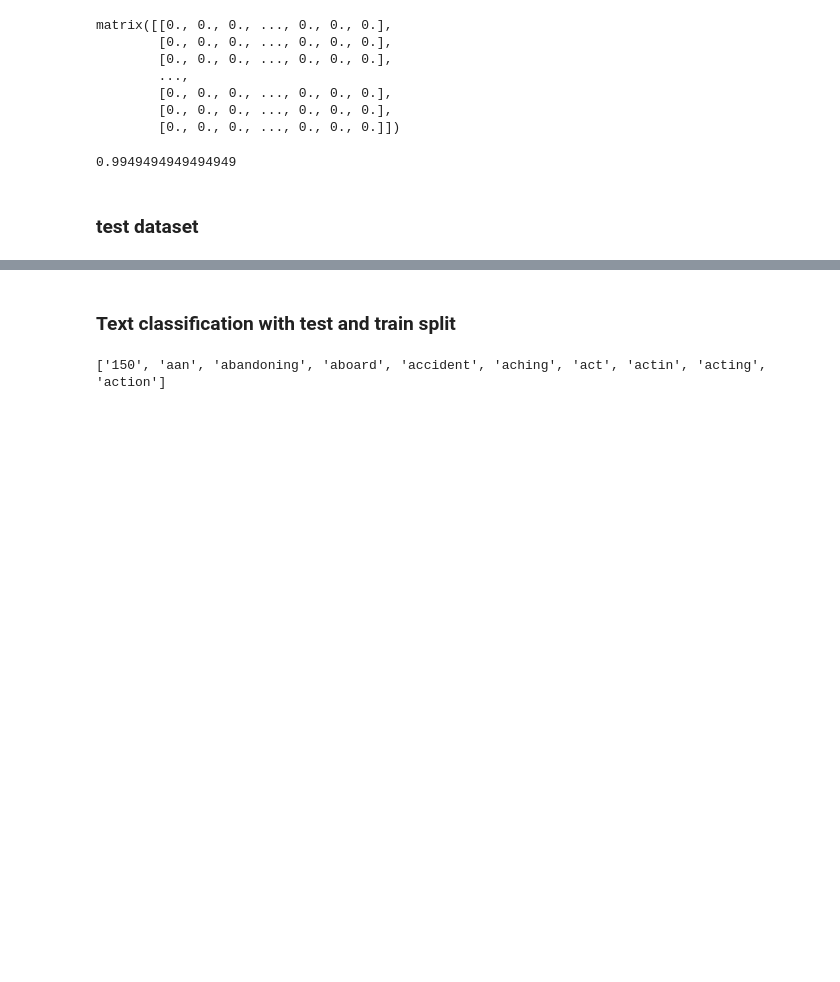
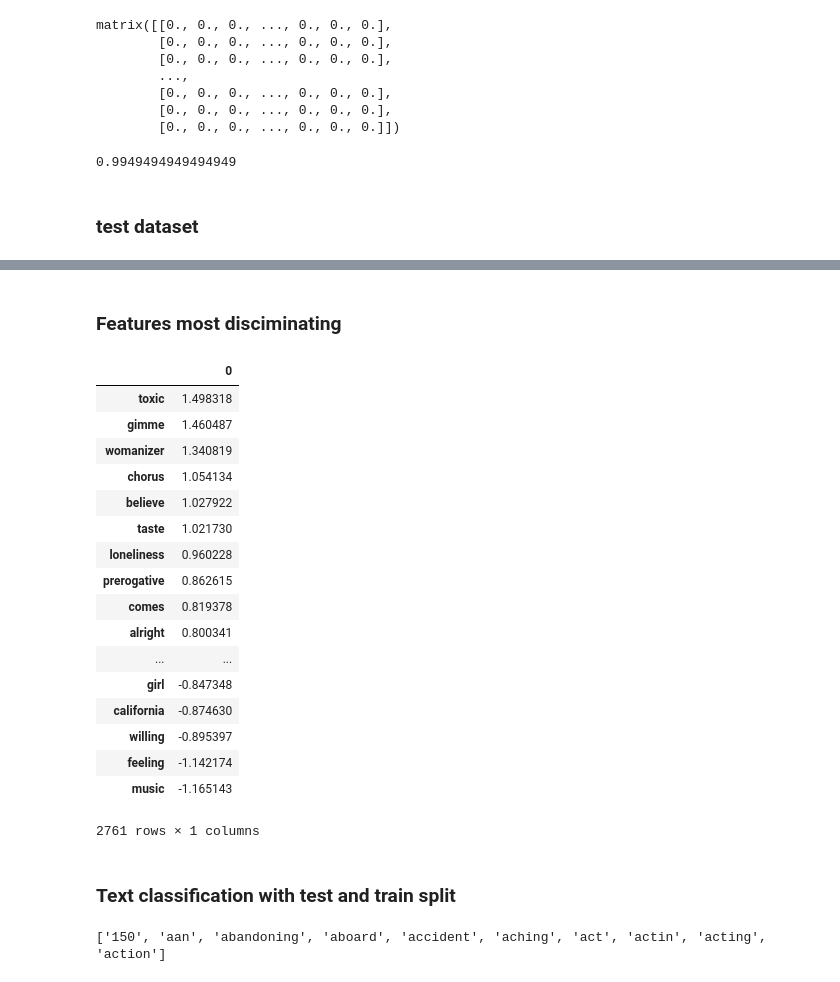
Before and after one commit to ahsansana1/lyrics_classification, a Jupyter notebook: Rihanna_Britney_lyrics.ipynb, the cells around one changed output, grey strips where cells are left out. Saved outputs shown, nothing was run; the diff lists cells and outputs as text; code cells hidden in the pictures; blank space fills up the shorter version.

```diff
--- a/Rihanna_Britney_lyrics.ipynb
+++ b/Rihanna_Britney_lyrics.ipynb
@@ -26,19 +23,19 @@ lyrics_links[:2]
 # %% [markdown]
 ### Creating separate text file for each song lyrics
 # %%
-for i in lyrics[0]:
-    time.sleep(20)
-    print(i)
-    url = 'https://www.lyrics.com'+ str(i)
-    # naming each file by song name
-    c = url.find('Rihanna')
-    songname = url[c+8:]
-    filename = songname.replace('+'," ")
-    f = requests.get(url)
-    e = f.text
-    file = open("{}.txt".format(filename),"w",encoding="utf-8")
-    file.write(e)
-    file.close()
+# for i in lyrics[0]:
+#     time.sleep(20)
+#     print(i)
+#     url = 'https://www.lyrics.com'+ str(i)
+#     # naming each file by song name
+#     c = url.find('Rihanna')
+#     songname = url[c+8:]
+#     filename = songname.replace('+'," ")
+#     f = requests.get(url)
+#     e = f.text
+#     file = open("{}.txt".format(filename),"w",encoding="utf-8")
+#     file.write(e)
+#     file.close()
 # %% [markdown]
 ### Cleaning of the extracted files
 # %%
@@ -346,3 +343,34 @@ array([[0.5       , 0.5       ],
+# %% [markdown]
+### Features most disciminating
+# %%
+one = mc.feature_log_prob_[0]
+two = mc.feature_log_prob_[1]
+
+diff = one - two
+
+import pandas as pd
+
+df = pd.DataFrame(diff, index= list(sorted(m.vocabulary_.keys())) ).sort_values(by=0, ascending=False)
+df
+# %% [output]
+|  | 0 |
+| toxic | 1.498318 |
+| gimme | 1.460487 |
+| womanizer | 1.340819 |
+| chorus | 1.054134 |
+| believe | 1.027922 |
+| taste | 1.021730 |
+| loneliness | 0.960228 |
+| prerogative | 0.862615 |
+| comes | 0.819378 |
+| alright | 0.800341 |
+| ... | ... |
+| girl | -0.847348 |
+| california | -0.874630 |
+| willing | -0.895397 |
+| feeling | -1.142174 |
+| music | -1.165143 |
+2761 rows × 1 columns
 # %% [markdown]
 ### Text classification with test and train split
 # %%
```
Also changed, not shown: parts of 12 cells of this notebook.
